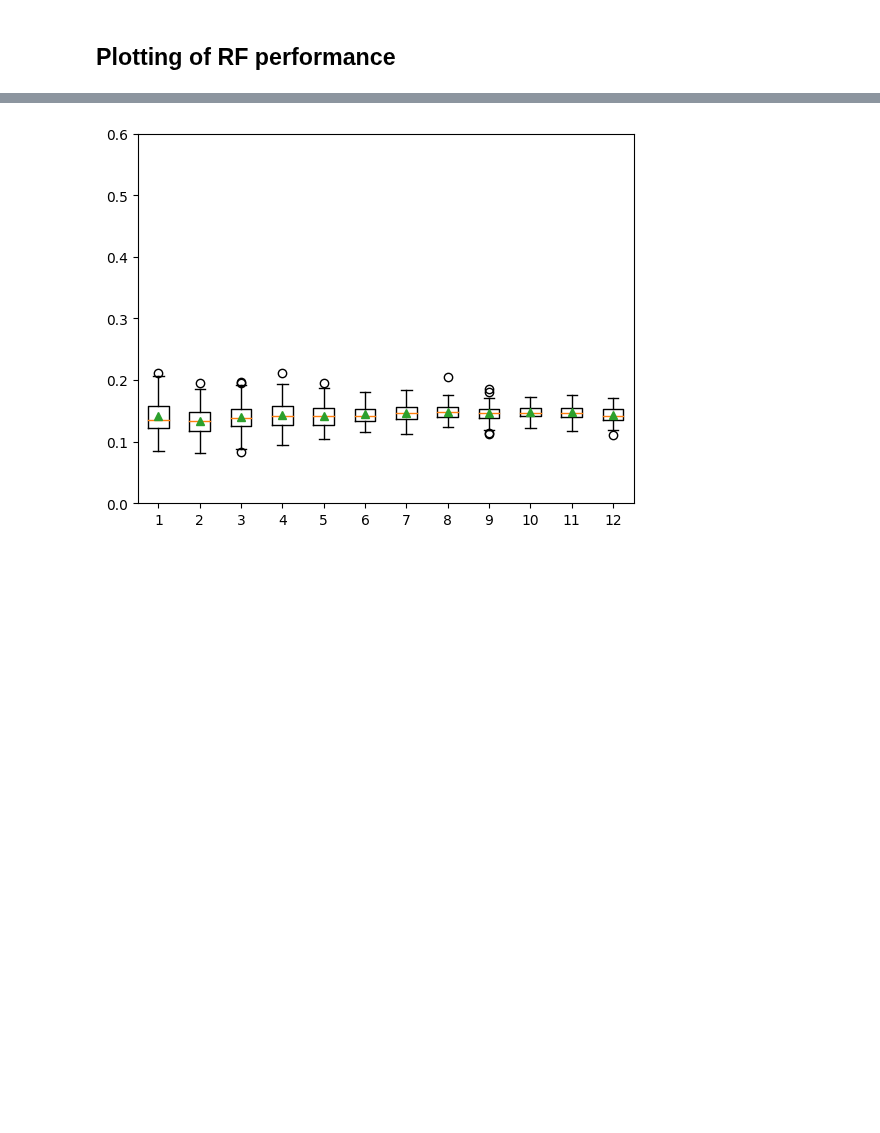
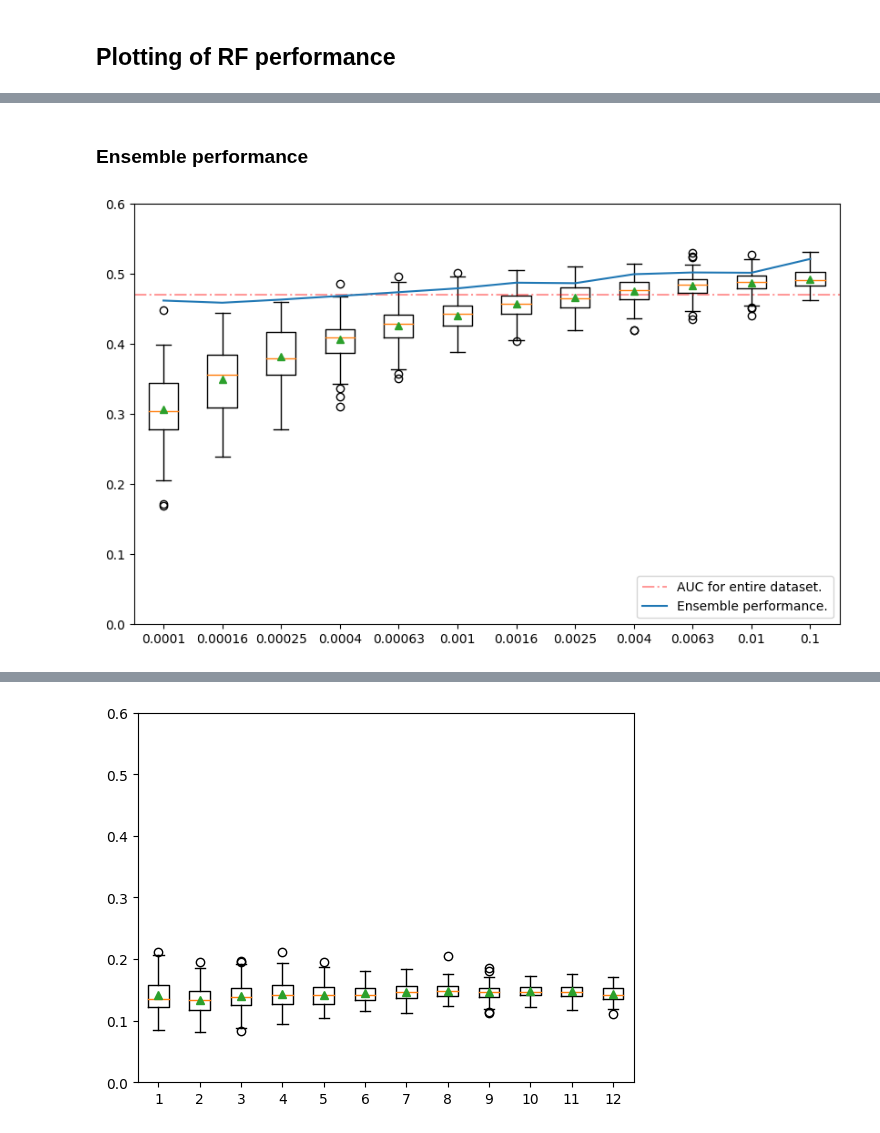
Before and after one commit to amadejp/DS_Project_Feature_Selection, a Jupyter notebook: src/optimization_graphing.ipynb, the cells around one changed output, grey strips where cells are left out. Drawn from its saved outputs; the diff is of its cells as text; code cells hidden in the pictures; blank space fills up the shorter version.

```diff
--- a/src/optimization_graphing.ipynb
+++ b/src/optimization_graphing.ipynb
@@ -43,0 +136,15 @@ for sub in subsample_proportions:
+# %%
+def get_ensemble_metrics(files_list):
+    """
+    Takes a list of files and returns two lists.
+    """
+    rankings = []
+    times = []
+    for file in files_list:
+        with open(file) as f:
+            data = json.load(f)
+        rankings.append(data["results"]["features"])
+        times.append(data["exec_time"])
+    avg_ranking, total_scores, cum_time = average_ranking(rankings, times)
+
+    return avg_ranking, total_scores, cum_time
@@ -51,0 +186,24 @@ plt.show()
+# %% [markdown]
+### Ensemble performance
+# %%
+boxplot_data = [compiled_metrics[sub]["auc_first_gen"] for sub in subsample_proportions]
+lineplot_data = [evaluate_ranking(*get_ensemble_metrics(get_files_list(sub, "results/random_forest_optimization/")))["auc_first_gen"] for sub in subsample_proportions]
+
+plt.figure(figsize=(10, 6))
+plt.boxplot(boxplot_data, showmeans=True)
+
+plt.hlines(y=0.471, xmin=0.5, xmax=12.5, alpha = 0.4, colors='r', linestyles='-.', label="AUC for entire dataset.")
+
+# Add 1 to the x-coordinates of the points in the line plot
+x_values_lineplot = np.arange(1, len(lineplot_data) + 1)
+plt.plot(x_values_lineplot, lineplot_data, label=f"Ensemble performance.")
+
+# Set the x-axis labels
+plt.xticks(x_values_lineplot, subsample_proportions)
+
+plt.xlim(0.5, 12.5)
+plt.ylim(0, 0.6)
+plt.legend(loc="lower right")
+plt.show()
+# %% [output]
+[figure, added]
```
Also changed, not shown: parts of 15 cells of this notebook.
